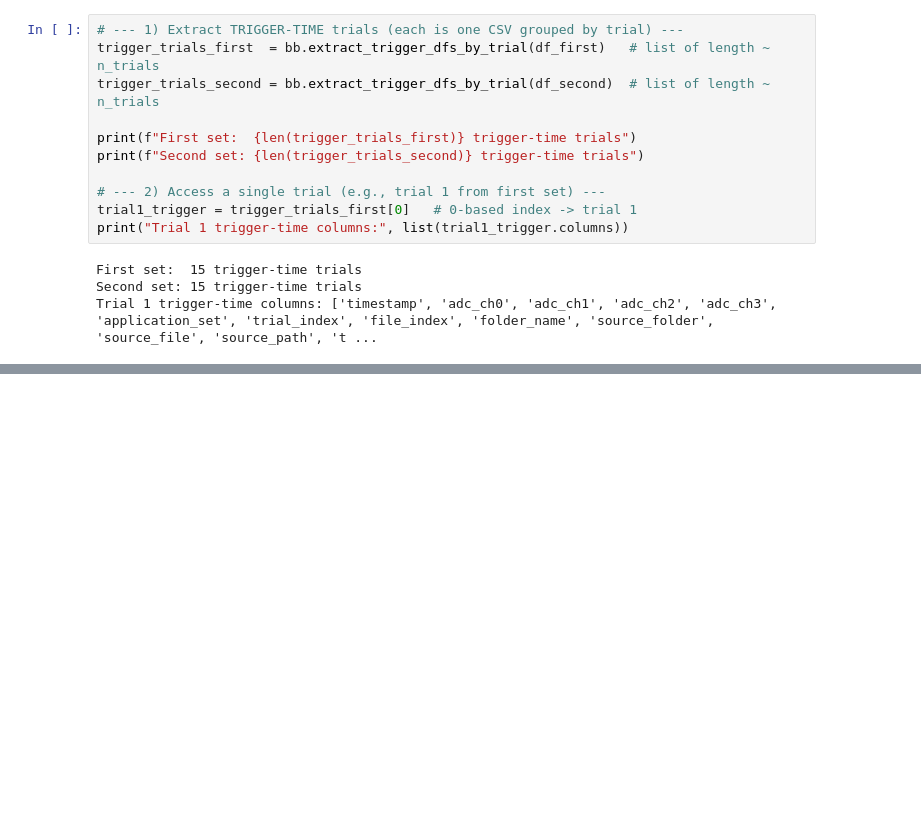
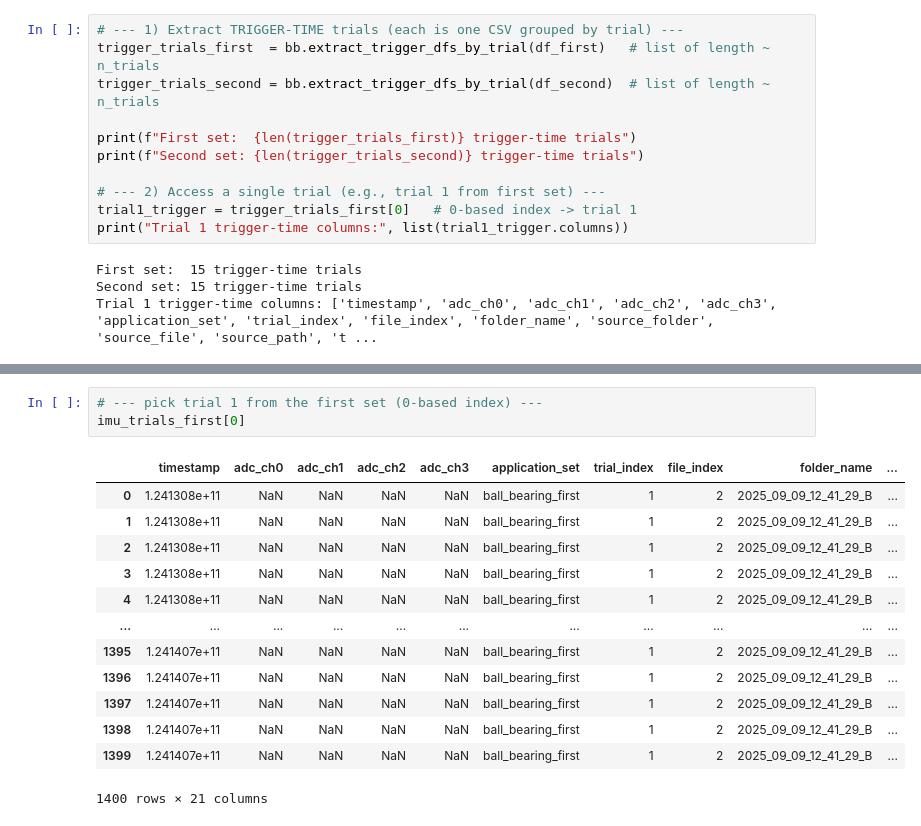
Before and after one commit to neuralengatberkeley/Strain-Sensor-, a Jupyter notebook: Code/analysis/Tom marble.ipynb, the cells around one changed output, grey strips where cells are left out. Drawn from its saved outputs; the diff is of its cells as text; blank space fills up the shorter version.

```diff
--- a/Code/analysis/Tom marble.ipynb
+++ b/Code/analysis/Tom marble.ipynb
@@ -589,0 +620,17 @@ plt.show()
+# %%
+# --- pick trial 1 from the first set (0-based index) ---
+imu_trials_first[0]
+# %% [output]
+|  | timestamp | adc_ch0 | adc_ch1 | adc_ch2 | adc_ch3 | application_set | trial_index | file_index | folder_name | ... |
+| 0 | 1.241308e+11 | NaN | NaN | NaN | NaN | ball_bearing_first | 1 | 2 | 2025_09_09_12_41_29_B | ... |
+| 1 | 1.241308e+11 | NaN | NaN | NaN | NaN | ball_bearing_first | 1 | 2 | 2025_09_09_12_41_29_B | ... |
+| 2 | 1.241308e+11 | NaN | NaN | NaN | NaN | ball_bearing_first | 1 | 2 | 2025_09_09_12_41_29_B | ... |
+| 3 | 1.241308e+11 | NaN | NaN | NaN | NaN | ball_bearing_first | 1 | 2 | 2025_09_09_12_41_29_B | ... |
+| 4 | 1.241308e+11 | NaN | NaN | NaN | NaN | ball_bearing_first | 1 | 2 | 2025_09_09_12_41_29_B | ... |
+| ... | ... | ... | ... | ... | ... | ... | ... | ... | ... | ... |
+| 1395 | 1.241407e+11 | NaN | NaN | NaN | NaN | ball_bearing_first | 1 | 2 | 2025_09_09_12_41_29_B | ... |
+| 1396 | 1.241407e+11 | NaN | NaN | NaN | NaN | ball_bearing_first | 1 | 2 | 2025_09_09_12_41_29_B | ... |
+| 1397 | 1.241407e+11 | NaN | NaN | NaN | NaN | ball_bearing_first | 1 | 2 | 2025_09_09_12_41_29_B | ... |
+| 1398 | 1.241407e+11 | NaN | NaN | NaN | NaN | ball_bearing_first | 1 | 2 | 2025_09_09_12_41_29_B | ... |
+| 1399 | 1.241407e+11 | NaN | NaN | NaN | NaN | ball_bearing_first | 1 | 2 | 2025_09_09_12_41_29_B | ... |
+1400 rows × 21 columns
```
Also changed, not shown: parts of 3 cells of this notebook.
